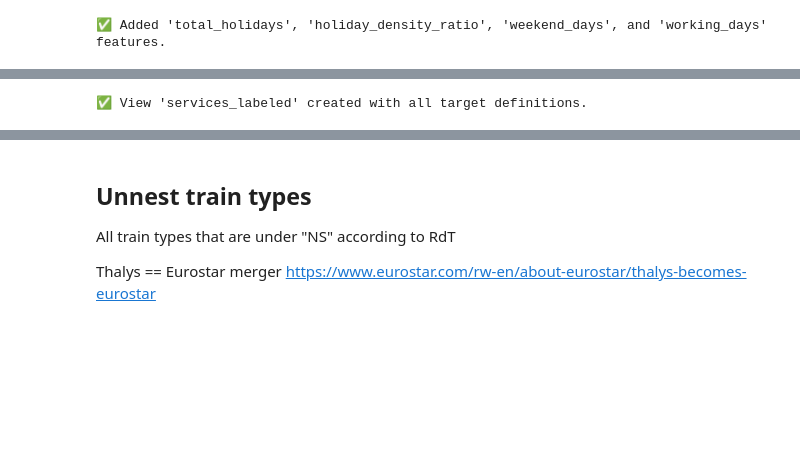
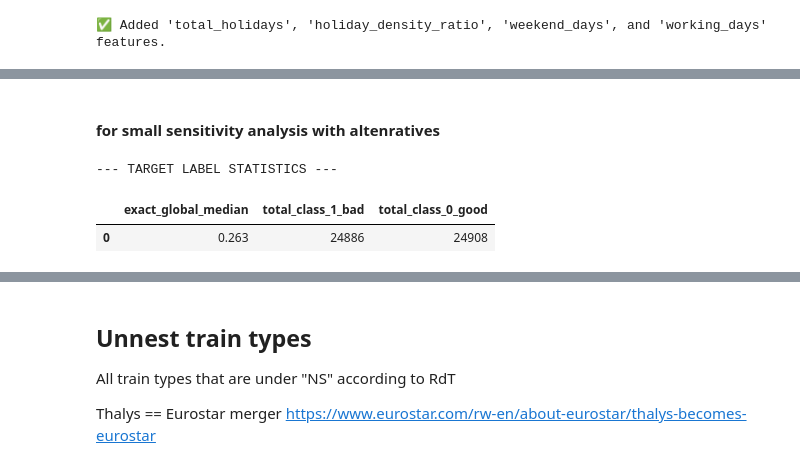
Before and after one commit to jbaonl/MSc-Thesis, a Jupyter notebook: MSc-Thesis/Bao/all_code/2_eda_and_time_series_data_creation/22_main_dataset_creation.ipynb, the cells around one changed output, grey strips where cells are left out. Drawn from its saved outputs; the diff is of its cells as text; code cells hidden in the pictures; blank space fills up the shorter version.

```diff
--- a/MSc-Thesis/Bao/all_code/2_eda_and_time_series_data_creation/22_main_dataset_creation.ipynb
+++ b/MSc-Thesis/Bao/all_code/2_eda_and_time_series_data_creation/22_main_dataset_creation.ipynb
@@ -1717,46 +1721,2 @@ Global Arrival Delay Ratio Median Threshold = 26,29%
-# %%
-con.execute("""
-    CREATE OR REPLACE VIEW services_labeled AS
-
-    -- 1. Calculate the exact median across all data
-    WITH global_stats AS (
-        SELECT median(ratio_arrival_delayed) AS global_median
-        FROM services_with_holiday
-        WHERE ratio_arrival_delayed IS NOT NULL
-    )
-
-    -- 2. Build the final view with ALL targets
-    SELECT
-        base.*,
-		median(base.ratio_arrival_delayed) OVER (PARTITION BY base.YearMonth) AS target_relative_monthly_median,
-
-        -- Expose the global median just in case you want to review it later
-        g.global_median,
-
-        -- TARGET 1: The Original Global Baseline, Is Significantly Delayed? (global median)
-        CASE
-            WHEN base.ratio_arrival_delayed > g.global_median THEN 1
-            ELSE 0
-        END AS target_binary,
-
-        -- TARGET 2: Absolute Threshold (i.e. at least 20 percent of the services is delayed)
-        CASE
-            WHEN base.ratio_arrival_delayed > 0.20 THEN 1
-            ELSE 0
-        END AS target_absolute,
-
-		-- TARGET 3: Month-Relative Threshold
-        CASE
-            WHEN base.ratio_arrival_delayed > median(base.ratio_arrival_delayed) OVER (
-                PARTITION BY base.YearMonth
-            ) THEN 1
-            ELSE 0
-        END AS target_relative
-
-    FROM services_with_holiday base
-    CROSS JOIN global_stats g
-""")
-
-print("✅ View 'services_labeled' created with all target definitions.")
-# %% [output]
-✅ View 'services_labeled' created with all target definitions.
+# %% [markdown]
+#### for small sensitivity analysis with altenratives
@@ -1763,18 +1766,22 @@ print("✅ View 'services_labeled' created with all target definitions.")
 # %%
-# check_target_query = """
-# 	SELECT
-# 		-- Since it's the same on every row, MAX just grabs that single value
-# 		MAX(global_median) AS exact_global_median,
+check_target_query = """
+	SELECT
+		-- Since it's the same on every row, MAX just grabs that single value
+		MAX(global_median) AS exact_global_median,
 
-# 		-- Count how many rows became 1s and 0s
-# 		COUNT(*) FILTER (WHERE target_binary = 1) AS total_class_1_bad,
-# 		COUNT(*) FILTER (WHERE target_binary = 0) AS total_class_0_good,
+		-- Count how many rows became 1s and 0s
+		COUNT(*) FILTER (WHERE target_binary = 1) AS total_class_1_bad,
+		COUNT(*) FILTER (WHERE target_binary = 0) AS total_class_0_good,
 
-# 	FROM services_labeled
-# 	"""
+	FROM services_labeled
+	"""
 
-# print("--- TARGET LABEL STATISTICS ---")
-# display(con.execute(check_target_query).df())
+print("--- TARGET LABEL STATISTICS ---")
+display(con.execute(check_target_query).df())
+# %% [output]
+--- TARGET LABEL STATISTICS ---
+|  | exact_global_median | total_class_1_bad | total_class_0_good |
+| 0 | 0.263 | 24886 | 24908 |
 # %%
 con.execute("""DESCRIBE services_labeled""").df()
 # %% [output]
```
Also changed, not shown: parts of 10 cells of this notebook, 6 other files.
